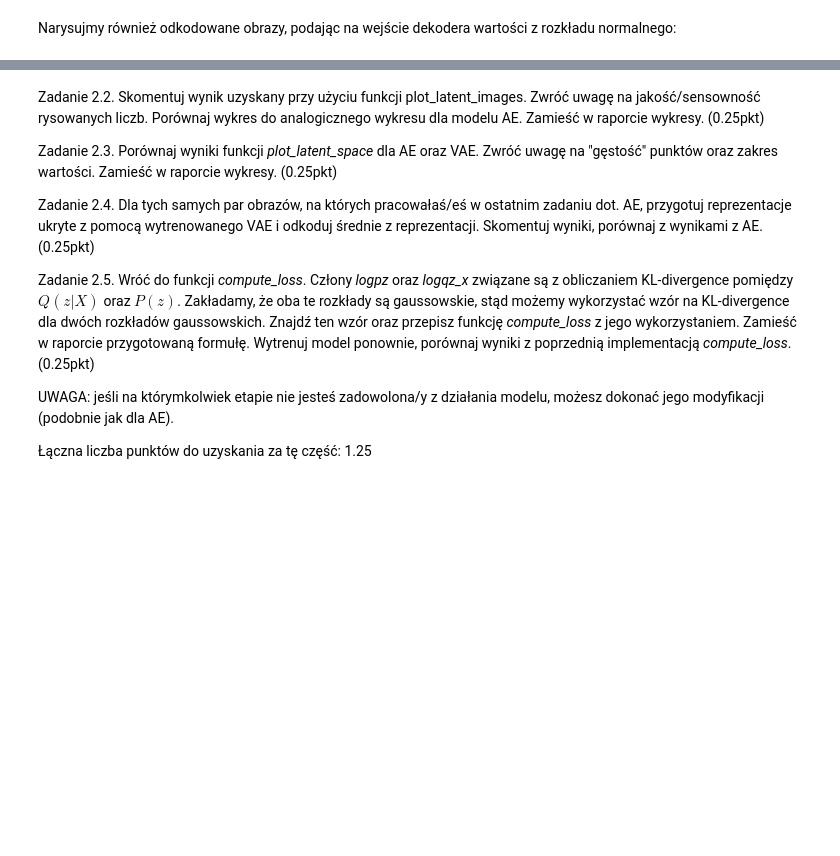
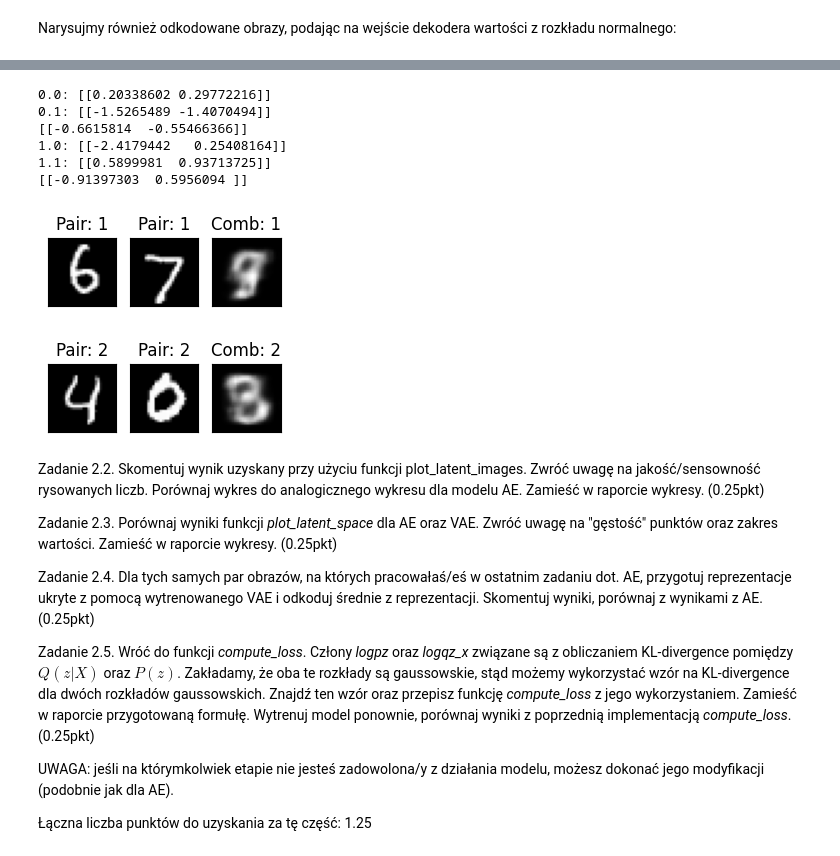
Before and after one commit to mwardynski/machine-learning, a Jupyter notebook: lab6/gnns.ipynb, the cells around one changed output, grey strips where cells are left out. Cells and saved outputs as stored; diff of their text form; code cells hidden in the pictures; blank space fills up the shorter version.

```diff
--- a/lab6/gnns.ipynb
+++ b/lab6/gnns.ipynb
@@ -553,3 +554,42 @@ plot_latent_images(model, 20)
+# %%
+def combine_pairs(model, pairs):
+    plt.figure(figsize=(3, 3))
+    N = 3
+    for i, pair in enumerate(pairs):
+        enc_pair = []
+        for j, num in enumerate(pair):
+            ax = plt.subplot(2, N, j + 1 + i*N)
+            plt.imshow(num)
+            plt.title(f"Pair: {i+1}")
+            plt.gray()
+            ax.get_xaxis().set_visible(False)
+            ax.get_yaxis().set_visible(False)
+
+            mean, logvar = model.encode(np.array([num]))
+            z = model.reparameterize(mean, logvar).numpy()
+            enc_pair.append(z)
+        mean_enc_pair = np.mean(np.array(enc_pair), axis=0)
+        comb_pair = model.sample(mean_enc_pair)
+        ax = plt.subplot(2, N, 3 + i*N)
+        plt.imshow(comb_pair[0])
+        plt.title(f"Comb: {i+1}")
+        plt.gray()
+        ax.get_xaxis().set_visible(False)
+        ax.get_yaxis().set_visible(False)
+
+pair_6_7 = [x_test[21], x_test[0]]
+pair_4_0 = [x_test[4], x_test[3]]
+pairs = [pair_6_7, pair_4_0]
+
+combine_pairs(model, pairs)
+# %% [output]
+0.0: [[0.20338602 0.29772216]]
+0.1: [[-1.5265489 -1.4070494]]
+[[-0.6615814  -0.55466366]]
+1.0: [[-2.4179442   0.25408164]]
+1.1: [[0.5899981  0.93713725]]
+[[-0.91397303  0.5956094 ]]
+[figure, added]
 # %% [markdown]
 Zadanie 2.2. Skomentuj wynik uzyskany przy użyciu funkcji plot_latent_images. Zwróć uwagę na jakość/sensowność rysowanych liczb. Porównaj wykres do analogicznego wykresu dla modelu AE. Zamieść w raporcie wykresy. (0.25pkt)
 
```
Also changed, not shown: parts of 9 cells of this notebook, 9 other files.
